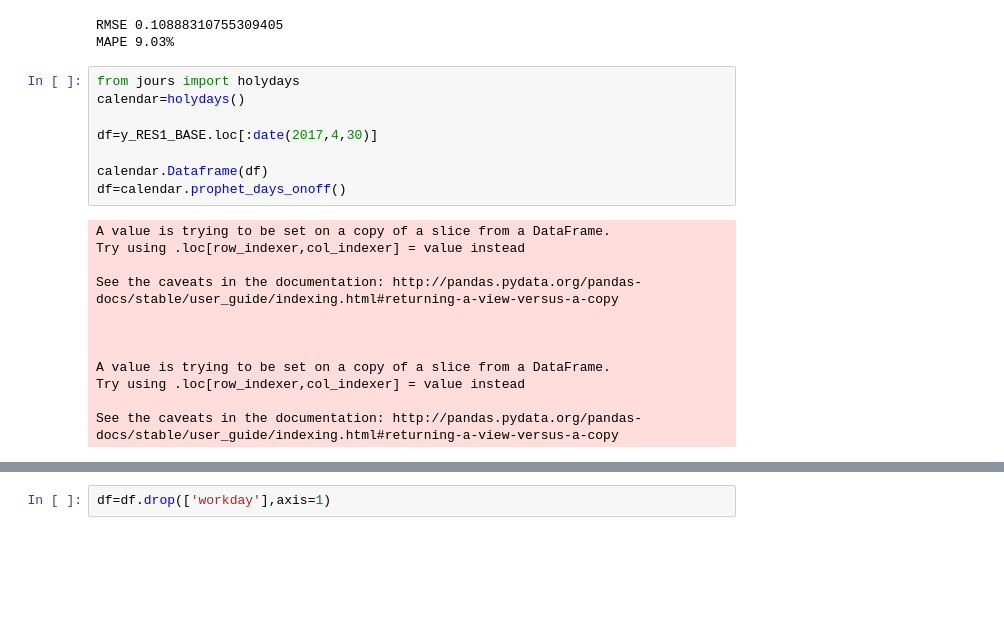
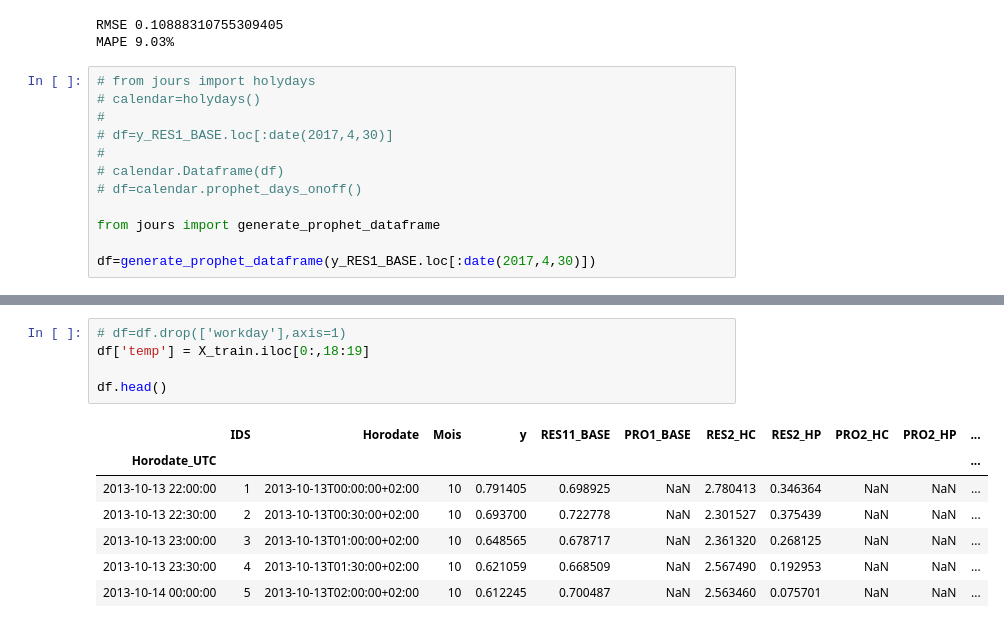
Before and after one commit to fredcoq/challenge-data-ens, a Jupyter notebook: model_1_prophet.ipynb, the cells around one changed output, grey strips where cells are left out. Cells and saved outputs as stored; diff of their text form; blank space fills up the shorter version.

```diff
--- a/model_1_prophet.ipynb
+++ b/model_1_prophet.ipynb
@@ -80,25 +86,17 @@ print('MAPE %0.2f%%' % np.abs(100*(np.array(forecast.iloc[id_max-(7*48+1):id_max
 RMSE 0.10888310755309405
 MAPE 9.03%
 # %%
-from jours import holydays
-calendar=holydays()
+# from jours import holydays
+# calendar=holydays()
+#
+# df=y_RES1_BASE.loc[:date(2017,4,30)]
+#
+# calendar.Dataframe(df)
+# df=calendar.prophet_days_onoff()
 
-df=y_RES1_BASE.loc[:date(2017,4,30)]
+from jours import generate_prophet_dataframe
 
-calendar.Dataframe(df)
-df=calendar.prophet_days_onoff()
+df=generate_prophet_dataframe(y_RES1_BASE.loc[:date(2017,4,30)])
-# %% [output]
-A value is trying to be set on a copy of a slice from a DataFrame.
-Try using .loc[row_indexer,col_indexer] = value instead
-
-See the caveats in the documentation: http://pandas.pydata.org/pandas-docs/stable/user_guide/indexing.html#returning-a-view-versus-a-copy
-
-
-
-A value is trying to be set on a copy of a slice from a DataFrame.
-Try using .loc[row_indexer,col_indexer] = value instead
-
-See the caveats in the documentation: http://pandas.pydata.org/pandas-docs/stable/user_guide/indexing.html#returning-a-view-versus-a-copy
 # %%
 df.tail()
 # %% [output]
@@ -110,4 +108,15 @@ df.tail()
 | 2017-04-29 23:30:00 | 62116 | 2017-04-29T01:30:00+02:00 | 4 | 0.647291 | 0.727882 | 0.664021 | 2.689254 | 0.168847 | 2.586478 | 0.132686 | ... |
 | 2017-04-30 00:00:00 | 62117 | 2017-04-29T02:00:00+02:00 | 4 | 0.617449 | 0.698508 | 0.657001 | 2.764839 | 0.059525 | 2.711891 | 0.051934 | ... |
 # %%
-df=df.drop(['workday'],axis=1)
+# df=df.drop(['workday'],axis=1)
+df['temp'] = X_train.iloc[0:,18:19]
+
+df.head()
+# %% [output]
+|  | IDS | Horodate | Mois | y | RES11_BASE | PRO1_BASE | RES2_HC | RES2_HP | PRO2_HC | PRO2_HP | ... |
+| Horodate_UTC |  |  |  |  |  |  |  |  |  |  | ... |
+| 2013-10-13 22:00:00 | 1 | 2013-10-13T00:00:00+02:00 | 10 | 0.791405 | 0.698925 | NaN | 2.780413 | 0.346364 | NaN | NaN | ... |
+| 2013-10-13 22:30:00 | 2 | 2013-10-13T00:30:00+02:00 | 10 | 0.693700 | 0.722778 | NaN | 2.301527 | 0.375439 | NaN | NaN | ... |
+| 2013-10-13 23:00:00 | 3 | 2013-10-13T01:00:00+02:00 | 10 | 0.648565 | 0.678717 | NaN | 2.361320 | 0.268125 | NaN | NaN | ... |
+| 2013-10-13 23:30:00 | 4 | 2013-10-13T01:30:00+02:00 | 10 | 0.621059 | 0.668509 | NaN | 2.567490 | 0.192953 | NaN | NaN | ... |
+| 2013-10-14 00:00:00 | 5 | 2013-10-13T02:00:00+02:00 | 10 | 0.612245 | 0.700487 | NaN | 2.563460 | 0.075701 | NaN | NaN | ... |
```
Also changed, not shown: parts of 10 cells of this notebook.
